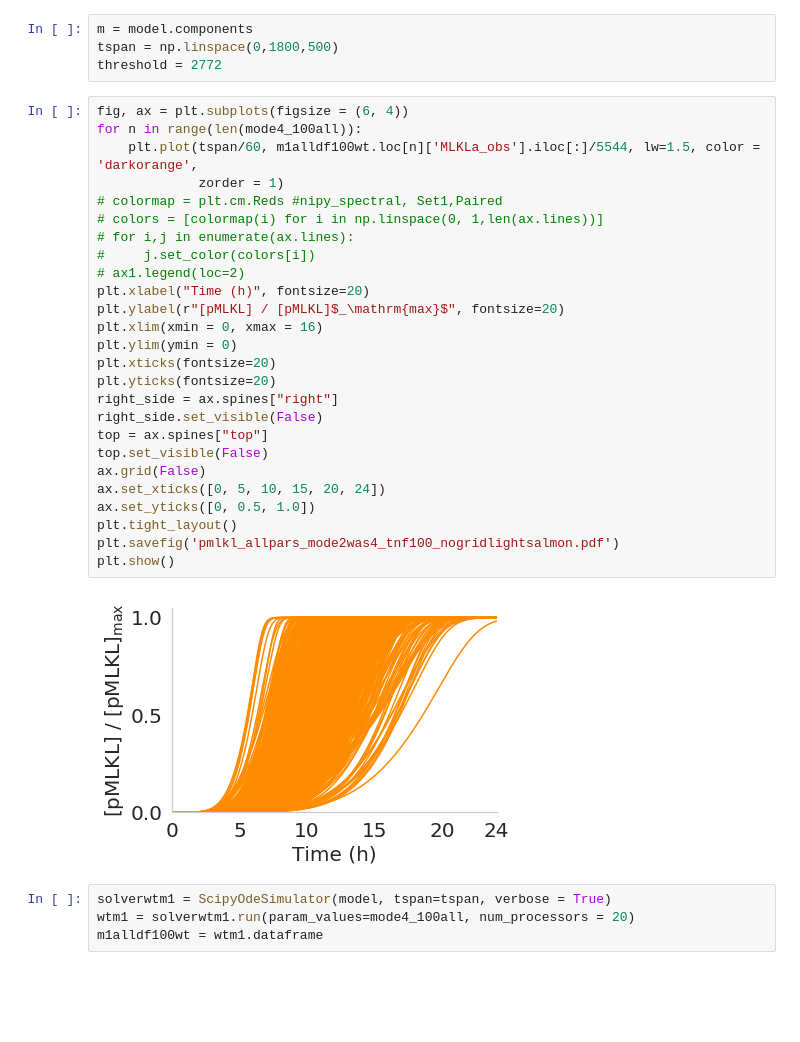
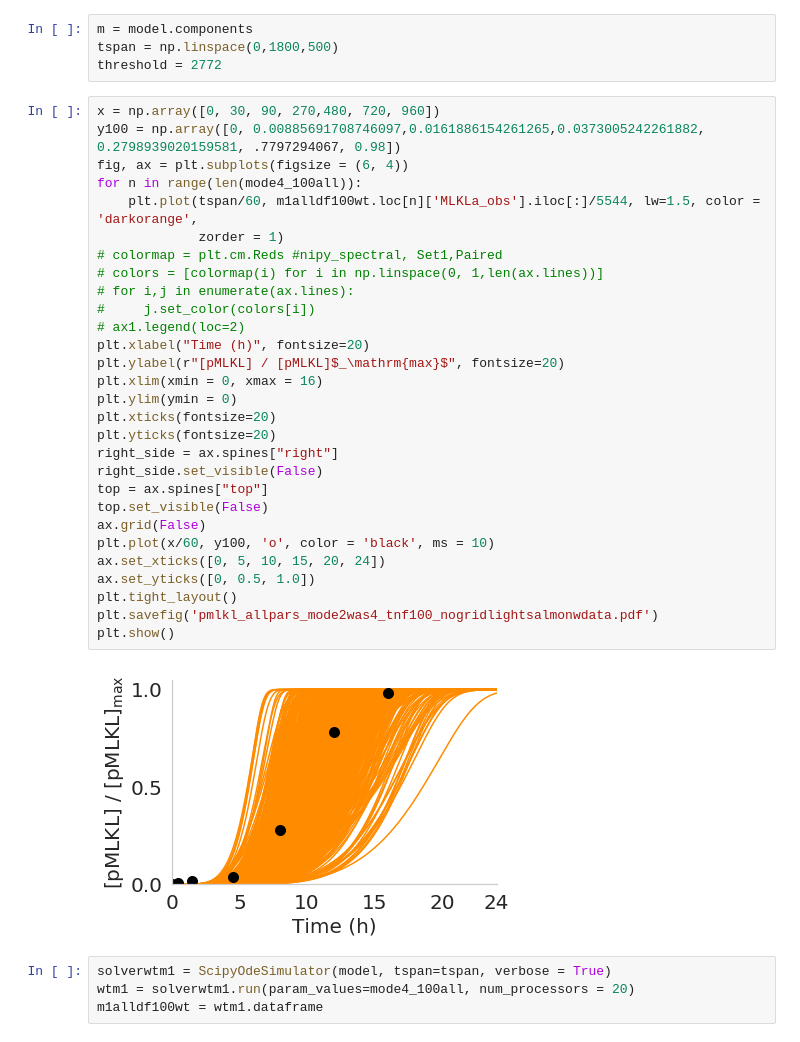
Before and after one commit to LoLab-MSM/NERM, a Jupyter notebook: model_analysis/Modes_protein_dynamics/nerm_newmode2(was4)_dynamics.ipynb, the cells around one changed output. Drawn from its saved outputs; the diff is of its cells as text; blank space fills up the shorter version.

Commit message:
adding data points to fig2 B modes

```diff
--- a/model_analysis/Modes_protein_dynamics/nerm_newmode2(was4)_dynamics.ipynb
+++ b/model_analysis/Modes_protein_dynamics/nerm_newmode2(was4)_dynamics.ipynb
@@ -453,33 +453,36 @@ m = model.components
 tspan = np.linspace(0,1800,500)
 threshold = 2772
 # %%
+x = np.array([0, 30, 90, 270,480, 720, 960])
+y100 = np.array([0, 0.00885691708746097,0.0161886154261265,0.0373005242261882, 0.2798939020159581, .7797294067, 0.98])
 fig, ax = plt.subplots(figsize = (6, 4))
 for n in range(len(mode4_100all)):
     plt.plot(tspan/60, m1alldf100wt.loc[n]['MLKLa_obs'].iloc[:]/5544, lw=1.5, color = 'darkorange',
              zorder = 1)
 # colormap = plt.cm.Reds #nipy_spectral, Set1,Paired
 # colors = [colormap(i) for i in np.linspace(0, 1,len(ax.lines))]
 # for i,j in enumerate(ax.lines):
 #     j.set_color(colors[i])
 # ax1.legend(loc=2)
 plt.xlabel("Time (h)", fontsize=20)
 plt.ylabel(r"[pMLKL] / [pMLKL]$_\mathrm{max}$", fontsize=20)
 plt.xlim(xmin = 0, xmax = 16)
 plt.ylim(ymin = 0)
 plt.xticks(fontsize=20)
 plt.yticks(fontsize=20)
 right_side = ax.spines["right"]
 right_side.set_visible(False)
 top = ax.spines["top"]
 top.set_visible(False)
 ax.grid(False)
+plt.plot(x/60, y100, 'o', color = 'black', ms = 10)
 ax.set_xticks([0, 5, 10, 15, 20, 24])
 ax.set_yticks([0, 0.5, 1.0])
 plt.tight_layout()
-plt.savefig('pmlkl_allpars_mode2was4_tnf100_nogridlightsalmon.pdf')
+plt.savefig('pmlkl_allpars_mode2was4_tnf100_nogridlightsalmonwdata.pdf')
 plt.show()
 # %% [output]
-[figure, old version]
+[figure, new version]
 # %%
 solverwtm1 = ScipyOdeSimulator(model, tspan=tspan, verbose = True)
 wtm1 = solverwtm1.run(param_values=mode4_100all, num_processors = 20)
```
Also changed, not shown: 11 other files.
